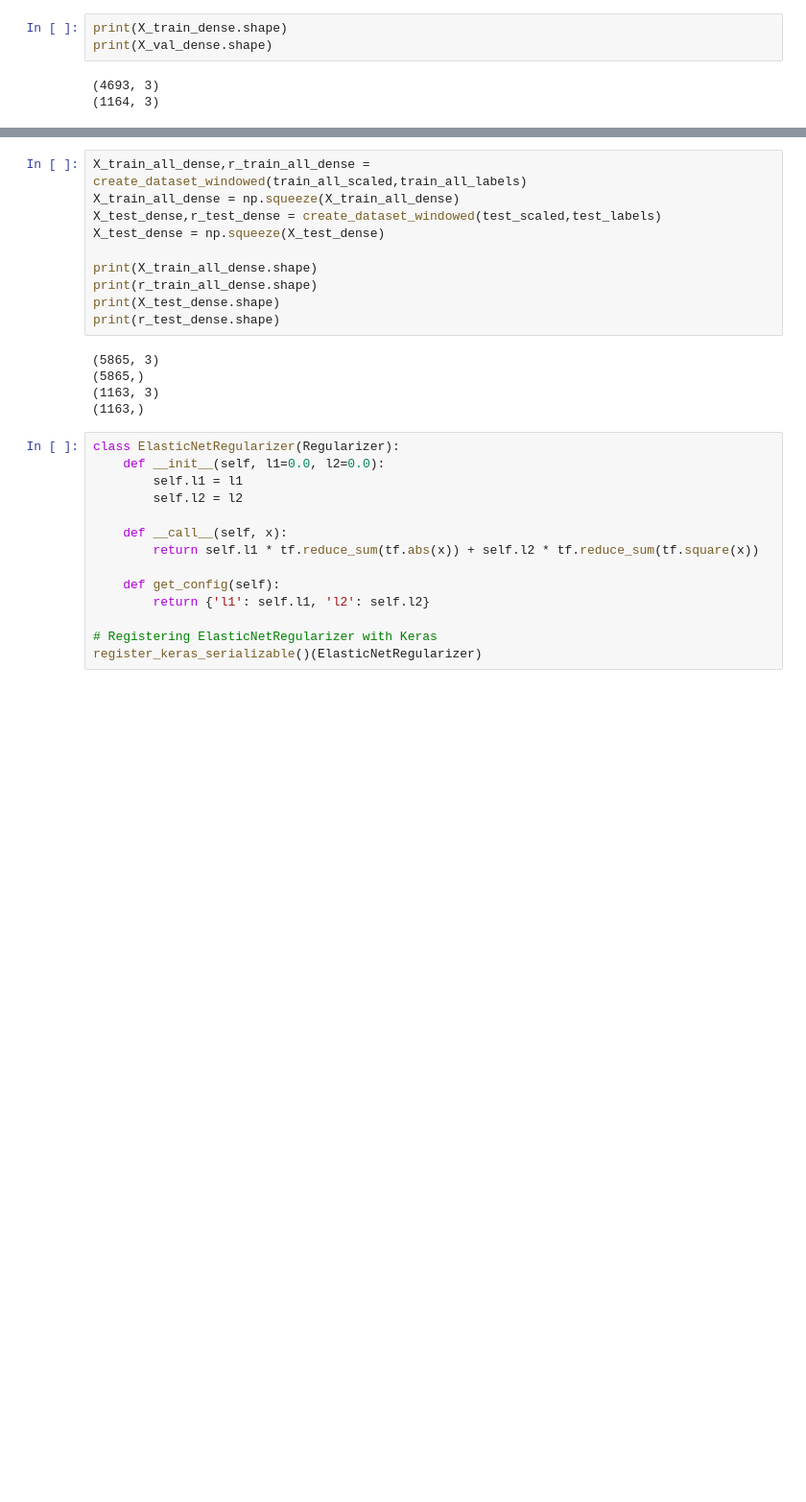
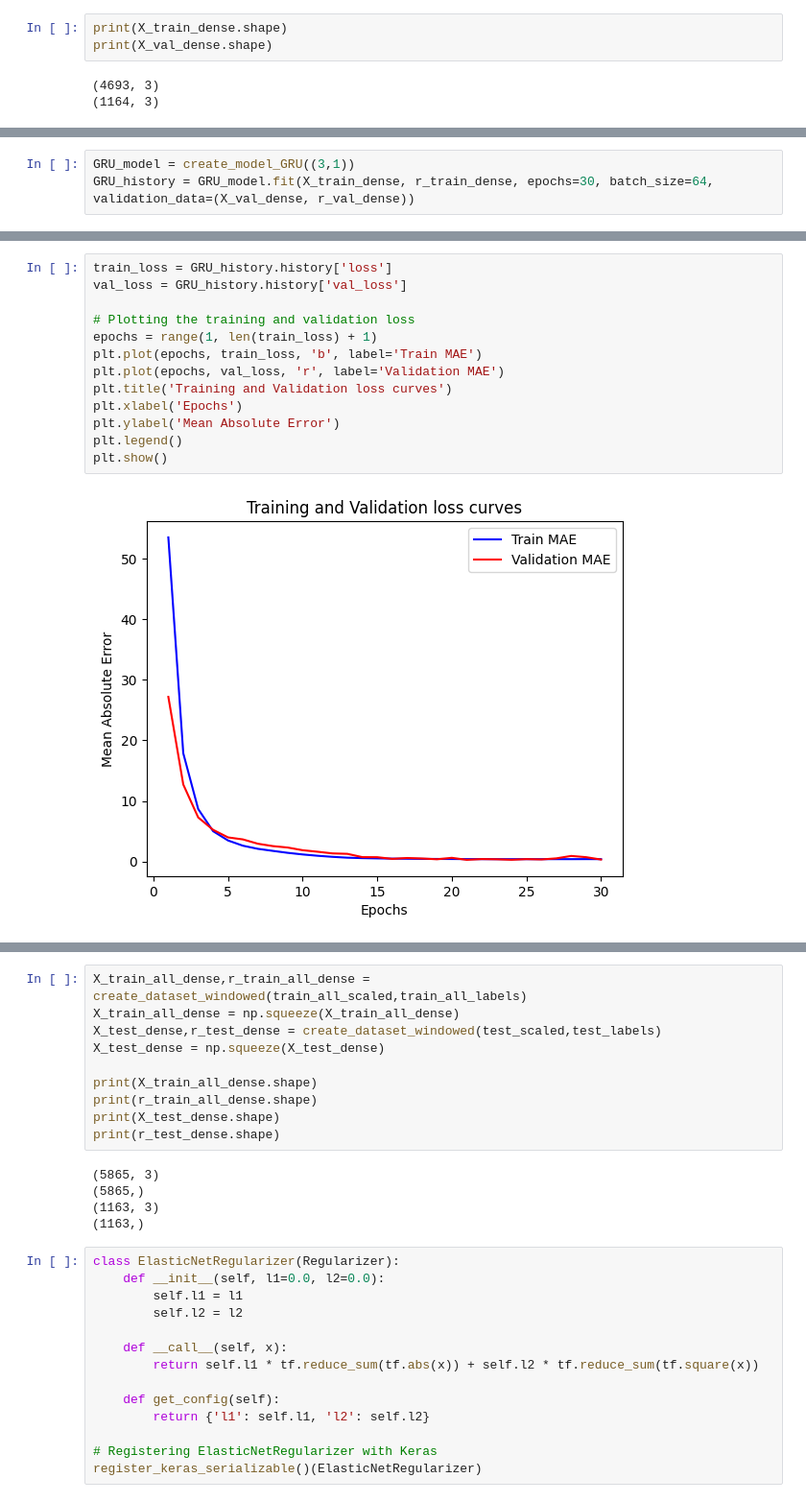
Before and after one commit to johnsengendo/DigitalTwins, a Jupyter notebook: Traffic_prediction_4Sec_ahead_new.ipynb, the cells around one changed output, grey strips where cells are left out. Shown at 96% size. Saved outputs shown, nothing was run; the diff lists cells and outputs as text; blank space fills up the shorter version.

```diff
--- a/Traffic_prediction_4Sec_ahead_new.ipynb
+++ b/Traffic_prediction_4Sec_ahead_new.ipynb
@@ -551,0 +561,3 @@ plt.show()
+# %%
+GRU_model = create_model_GRU((3,1))
+GRU_history = GRU_model.fit(X_train_dense, r_train_dense, epochs=30, batch_size=64, validation_data=(X_val_dense, r_val_dense))
@@ -551,0 +583,15 @@ plt.show()
+# %%
+train_loss = GRU_history.history['loss']
+val_loss = GRU_history.history['val_loss']
+
+# Plotting the training and validation loss
+epochs = range(1, len(train_loss) + 1)
+plt.plot(epochs, train_loss, 'b', label='Train MAE')
+plt.plot(epochs, val_loss, 'r', label='Validation MAE')
+plt.title('Training and Validation loss curves')
+plt.xlabel('Epochs')
+plt.ylabel('Mean Absolute Error')
+plt.legend()
+plt.show()
+# %% [output]
+[figure, added]
```
Also changed, not shown: parts of 20 cells of this notebook.
